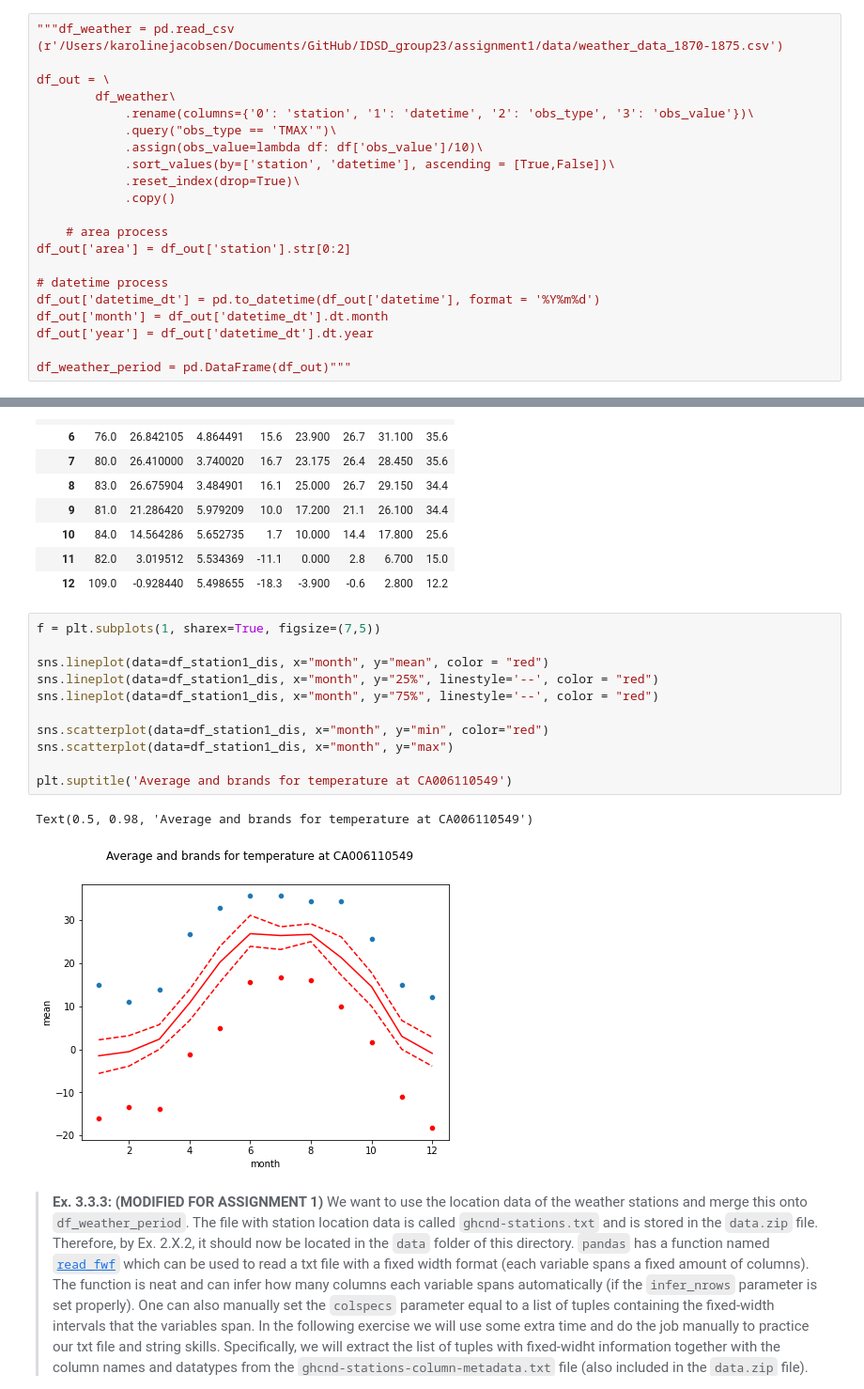
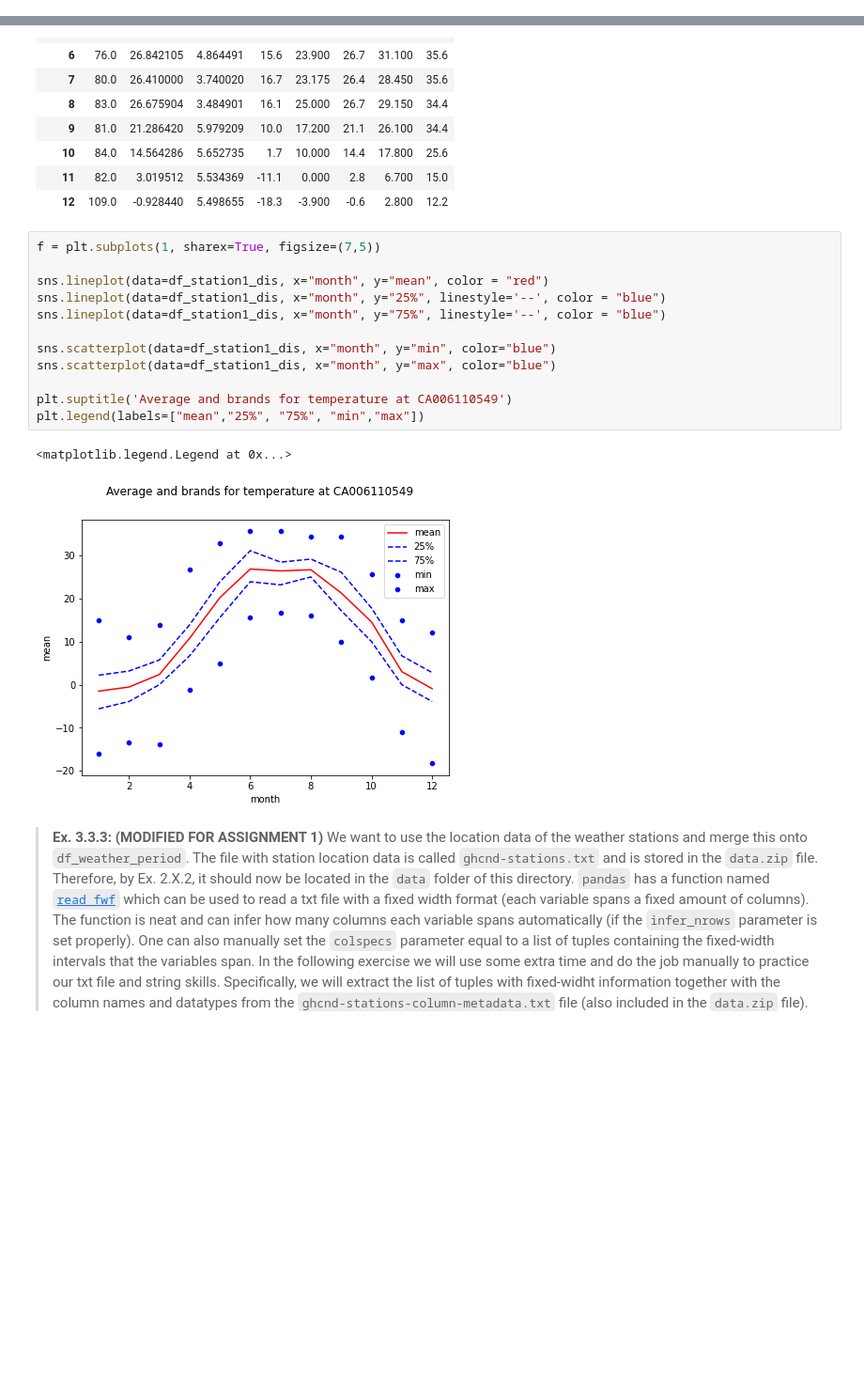
Before and after one commit to kaja19ac/IDSD_group23, a Jupyter notebook: assignment1/assignment_1-karoline.ipynb, the cells around one changed output, grey strips where cells are left out. Shown at 94% size. Saved outputs shown, nothing was run; the diff lists cells and outputs as text; blank space fills up the shorter version.

```diff
--- a/assignment1/assignment_1-karoline.ipynb
+++ b/assignment1/assignment_1-karoline.ipynb
@@ -211,21 +149,0 @@ df
-# %%
-"""df_weather = pd.read_csv (r'/Users/karolinejacobsen/Documents/GitHub/IDSD_group23/assignment1/data/weather_data_1870-1875.csv')
-
-df_out = \
-        df_weather\
-            .rename(columns={'0': 'station', '1': 'datetime', '2': 'obs_type', '3': 'obs_value'})\
-            .query("obs_type == 'TMAX'")\
-            .assign(obs_value=lambda df: df['obs_value']/10)\
-            .sort_values(by=['station', 'datetime'], ascending = [True,False])\
-            .reset_index(drop=True)\
-            .copy()
-
-    # area process
-df_out['area'] = df_out['station'].str[0:2]
-
-# datetime process
-df_out['datetime_dt'] = pd.to_datetime(df_out['datetime'], format = '%Y%m%d')
-df_out['month'] = df_out['datetime_dt'].dt.month
-df_out['year'] = df_out['datetime_dt'].dt.year
-
-df_weather_period = pd.DataFrame(df_out)"""
@@ -490,17 +342,18 @@ df_station1_dis
 # %%
 f = plt.subplots(1, sharex=True, figsize=(7,5))
 
 sns.lineplot(data=df_station1_dis, x="month", y="mean", color = "red")
-sns.lineplot(data=df_station1_dis, x="month", y="25%", linestyle='--', color = "red")
-sns.lineplot(data=df_station1_dis, x="month", y="75%", linestyle='--', color = "red")
+sns.lineplot(data=df_station1_dis, x="month", y="25%", linestyle='--', color = "blue")
+sns.lineplot(data=df_station1_dis, x="month", y="75%", linestyle='--', color = "blue")
 
-sns.scatterplot(data=df_station1_dis, x="month", y="min", color="red")
-sns.scatterplot(data=df_station1_dis, x="month", y="max")
+sns.scatterplot(data=df_station1_dis, x="month", y="min", color="blue")
+sns.scatterplot(data=df_station1_dis, x="month", y="max", color="blue")
 
 plt.suptitle('Average and brands for temperature at CA006110549')
+plt.legend(labels=["mean","25%", "75%", "min","max"])
 # %% [output]
-Text(0.5, 0.98, 'Average and brands for temperature at CA006110549')
+<matplotlib.legend.Legend at 0x...>
-[figure, old version]
+[figure, new version]
 # %% [markdown]
 > **Ex. 3.3.3: (MODIFIED FOR ASSIGNMENT 1)** We want to use the location data of the weather stations and merge this onto `df_weather_period`. The file with station location data is called  `ghcnd-stations.txt` and is stored in the `data.zip` file. Therefore, by Ex. 2.X.2, it should now be located in the `data` folder of this directory. `pandas` has a function named [`read_fwf`](https://pandas.pydata.org/docs/reference/api/pandas.read_fwf.html) which can be used to read a txt file with a fixed width format (each variable spans a fixed amount of columns). The function is neat and can infer how many columns each variable spans automatically (if the `infer_nrows` parameter is set properly). One can also manually set the `colspecs` parameter equal to a list of tuples containing the fixed-width intervals that the variables span. In the following exercise we will use some extra time and do the job manually to practice our txt file and string skills. Specifically, we will extract the list of tuples with fixed-widht information together with the column names and datatypes from the `ghcnd-stations-column-metadata.txt` file (also included in the `data.zip` file).
 
```
Also changed, not shown: parts of 34 cells of this notebook, 9 other files.
